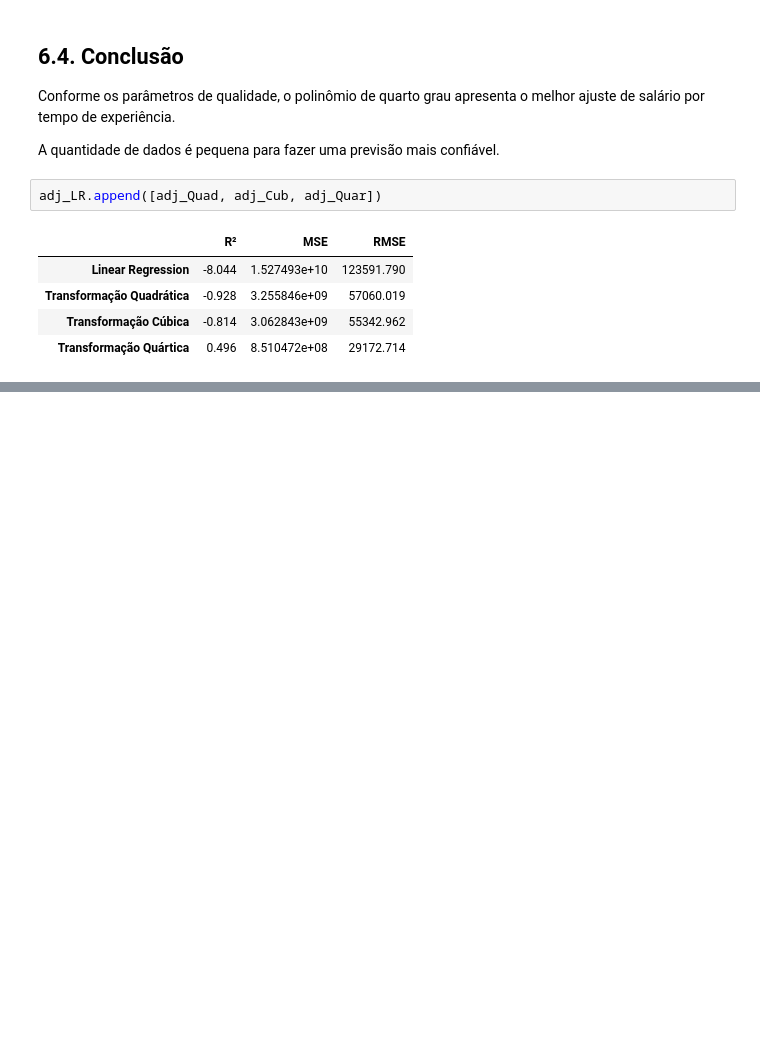
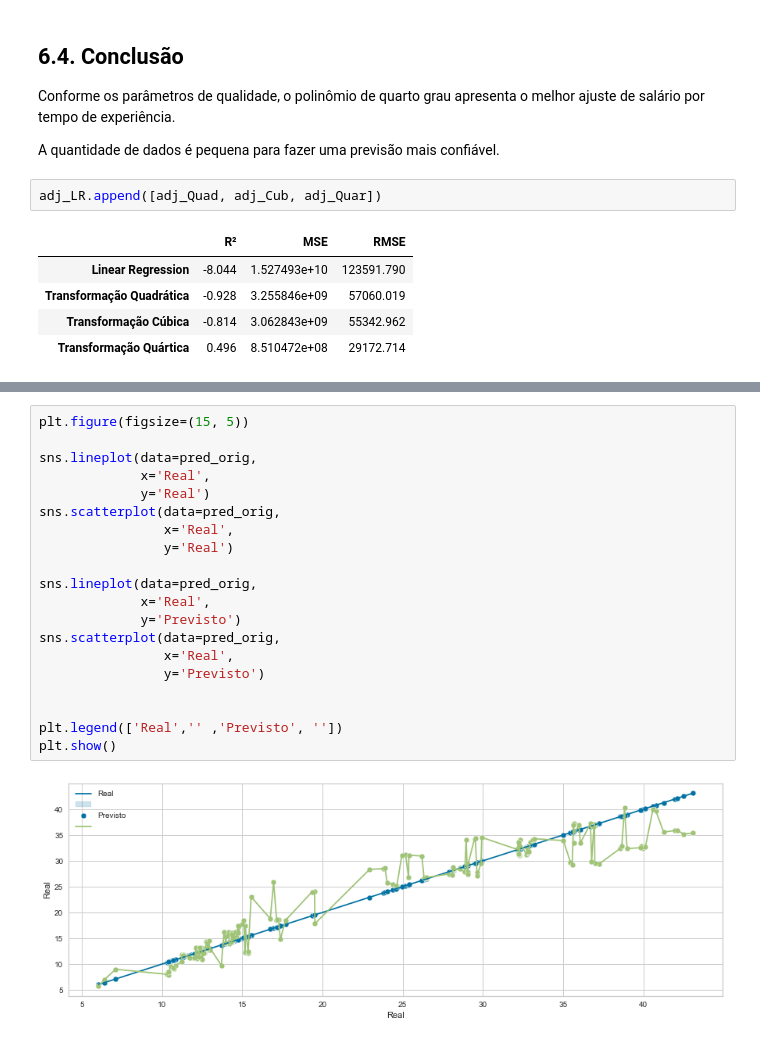
Before and after one commit to bruna-calistrate/Regression-SupervisedModels-Course, a Jupyter notebook: Exercícios.ipynb, the cells around one changed output, grey strips where cells are left out. Cells and saved outputs as stored; diff of their text form; blank space fills up the shorter version.

```diff
--- a/Exercícios.ipynb
+++ b/Exercícios.ipynb
@@ -1849,0 +1971,22 @@ adj_LR.append([adj_Quad, adj_Cub, adj_Quar])
+# %%
+plt.figure(figsize=(15, 5))
+
+sns.lineplot(data=pred_orig,
+             x='Real',
+             y='Real')
+sns.scatterplot(data=pred_orig,
+                x='Real',
+                y='Real')
+
+sns.lineplot(data=pred_orig,
+             x='Real',
+             y='Previsto')
+sns.scatterplot(data=pred_orig,
+                x='Real',
+                y='Previsto')
+
+
+plt.legend(['Real','' ,'Previsto', ''])
+plt.show()
+# %% [output]
+[figure, added]
```
Also changed, not shown: parts of 34 cells of this notebook.
